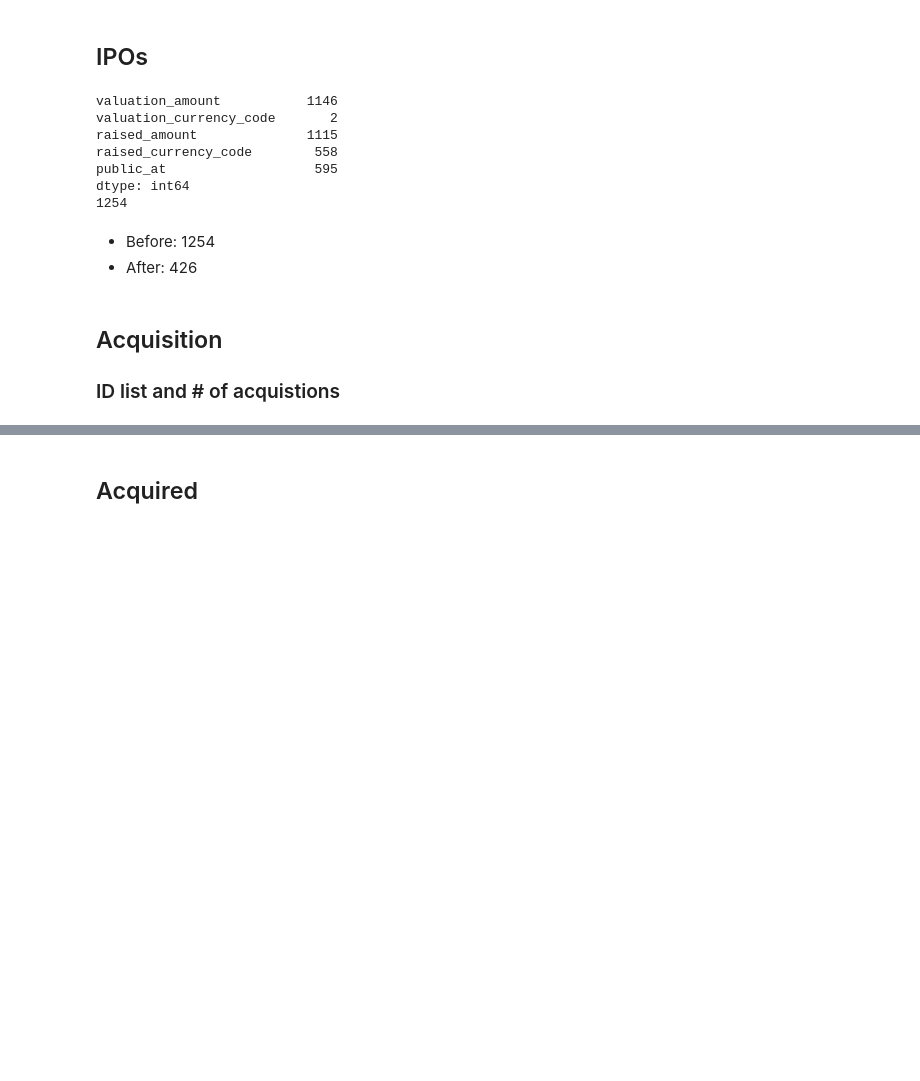
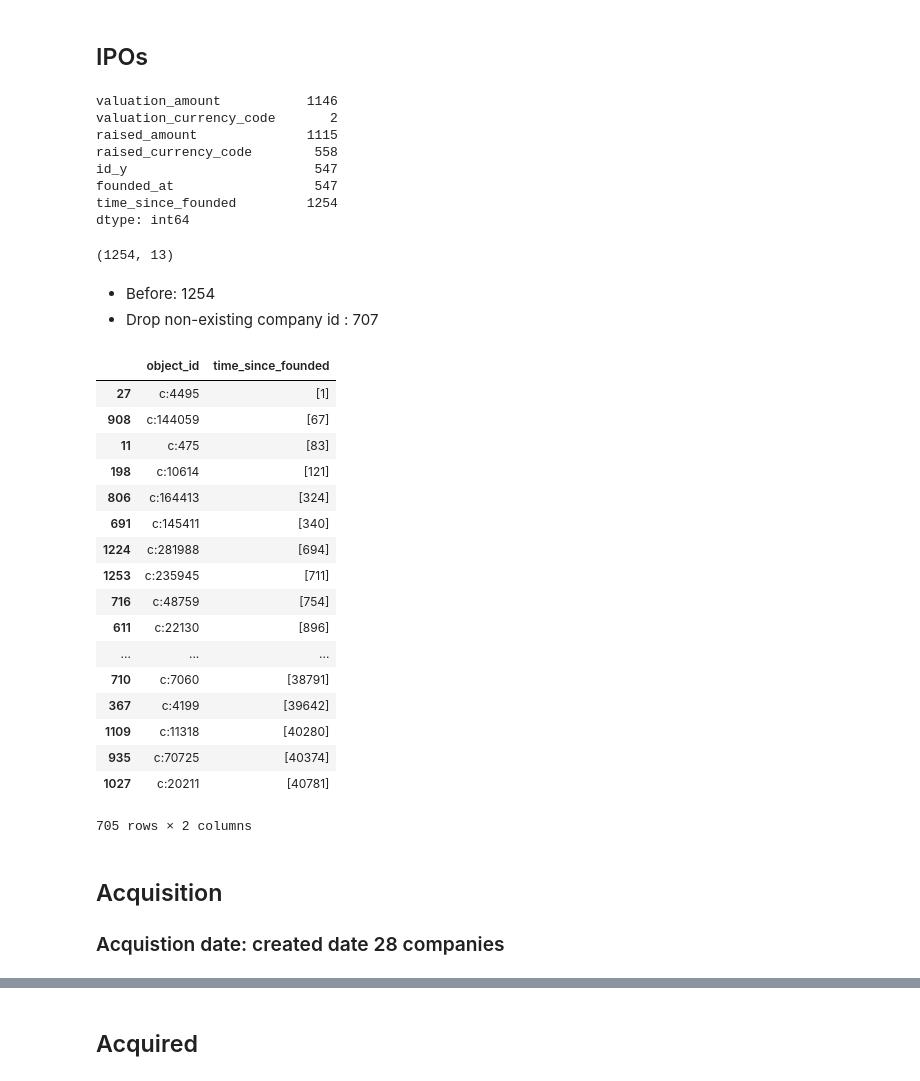
Before and after one commit to Zori-SMS/StartupPredicting, a Jupyter notebook: df_ipo_acq_funding_clean.ipynb, the cells around one changed output, grey strips where cells are left out. Cells and saved outputs as stored; diff of their text form; code cells hidden in the pictures; blank space fills up the shorter version.

```diff
--- a/df_ipo_acq_funding_clean.ipynb
+++ b/df_ipo_acq_funding_clean.ipynb
@@ -37,46 +34,74 @@ def FundMultiHotEncoding(row):
 ## IPOs
 # %%
 df_ipo = pd.read_csv(data_path + 'cb_ipos.csv', encoding = "ISO-8859-1")
-df_ipo = df_ipo.drop(['source_url','created_at','updated_at'],axis=1)
+df_ipo = df_ipo.drop(['source_url','updated_at'],axis=1)
 df_ipo = df_ipo.replace(r'\N', np.nan)
 ## drop object_id = null
 ## drop companies without id record
 df_ipo = df_ipo[df_ipo.object_id.notnull()]
-null_columns=df_ipo.columns[df_ipo.isnull().any()]
-print(df_ipo[null_columns].isnull().sum())
+
+df_ipo = pd.merge(df_ipo,df_object[['id','founded_at']],how='left',left_on=['object_id'],right_on=['id'])
+
 
 ## make timestamp
 df_ipo.public_at = pd.to_datetime(df_ipo.public_at)
+df_ipo.public_at = pd.to_datetime(df_ipo.created_at)
 df_ipo['time_since_founded'] = pd.Timedelta('nan')
-print(len(df_ipo.index))
+null_columns = df_ipo.columns[df_ipo.isnull().any()]
+print(df_ipo[null_columns].isnull().sum())
+df_ipo.shape
 # %% [output]
 valuation_amount           1146
 valuation_currency_code       2
 raised_amount              1115
 raised_currency_code        558
-public_at                   595
+id_y                        547
+founded_at                  547
+time_since_founded         1254
 dtype: int64
-1254
+(1254, 13)
-# %% [markdown]
-- Before: 1254
-- After: 426
+# %% [markdown]
+- Before: 1254
+- Drop non-existing company id : 707
 # %%
 def getIPODuration(row):
-    df_row = df_object.loc[df_object['id'] == row.object_id]
-    if not df_row.empty:
-        if pd.notnull(df_row['founded_at'].values) and pd.notnull(row['public_at']):
-            duration = row.public_at - df_row.founded_at
-            row['time_since_founded'] = duration.astype('timedelta64[D]').values
+    if pd.isnull(row['public_at']):
+        row['public_at'] = row['created_at']
+    if pd.notnull(row['founded_at']) and pd.notnull(row['public_at']):
+        duration = row['public_at'] - row.founded_at
+        row['time_since_founded'] = pd.to_timedelta([duration]).astype('timedelta64[D]').values
     return row
 df_ipo = df_ipo.apply(getIPODuration, axis=1)
 df_ipo = df_ipo[df_ipo['time_since_founded'].notnull()]
-df_ipo = df_ipo.set_index(['object_id']).sort_index()
-df_ipo = df_ipo.drop(['id','ipo_id','valuation_amount','valuation_currency_code','raised_amount','raised_currency_code',
-                    'public_at','stock_symbol'],axis=1)
+df_ipo = df_ipo.drop(['id_x','id_y','ipo_id','valuation_amount','valuation_currency_code','raised_amount','raised_currency_code',
+                      'public_at','stock_symbol','created_at','founded_at'],axis=1)
+df_ipo.sort_values(by=['time_since_founded'],inplace=True)
+df_ipo = df_ipo[df_ipo['time_since_founded'].gt(-0.1)]
+# %%
+df_ipo
+# %% [output]
+|  | object_id | time_since_founded |
+| 27 | c:4495 | [1] |
+| 908 | c:144059 | [67] |
+| 11 | c:475 | [83] |
+| 198 | c:10614 | [121] |
+| 806 | c:164413 | [324] |
+| 691 | c:145411 | [340] |
+| 1224 | c:281988 | [694] |
+| 1253 | c:235945 | [711] |
+| 716 | c:48759 | [754] |
+| 611 | c:22130 | [896] |
+| ... | ... | ... |
+| 710 | c:7060 | [38791] |
+| 367 | c:4199 | [39642] |
+| 1109 | c:11318 | [40280] |
+| 935 | c:70725 | [40374] |
+| 1027 | c:20211 | [40781] |
+705 rows × 2 columns
 # %%
 df_ipo.to_pickle('./dataframe_cleaned/df_ipo')
-# %% [markdown]
-## Acquisition
-### ID list and # of acquistions
+# %% [markdown]
+## Acquisition
+### Acquistion date: created date 28 companies
 # %%
 df_acq = pd.read_csv(data_path + 'cb_acquisitions.csv', encoding = "ISO-8859-1")
```
Also changed, not shown: parts of 39 cells of this notebook, 5 other files.
